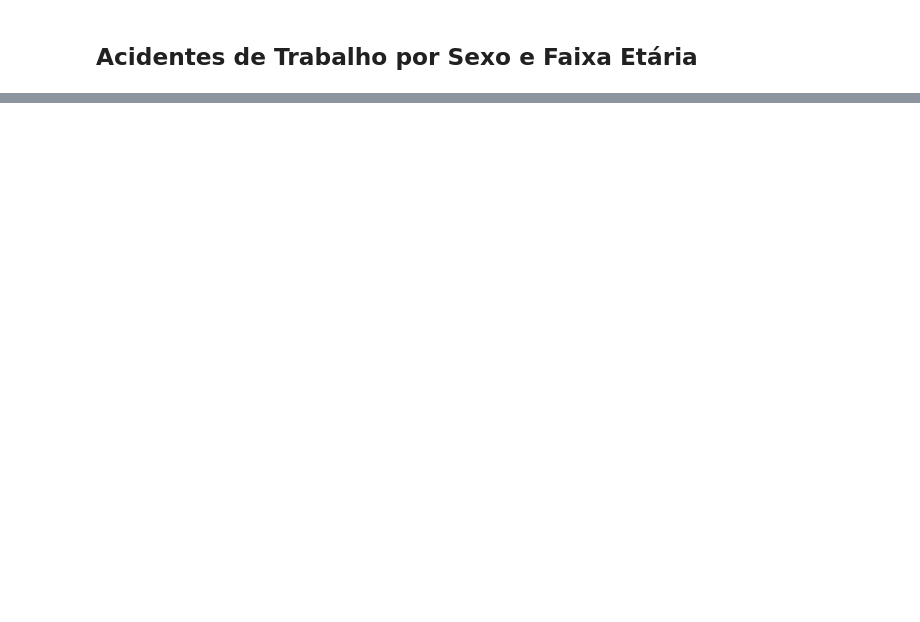
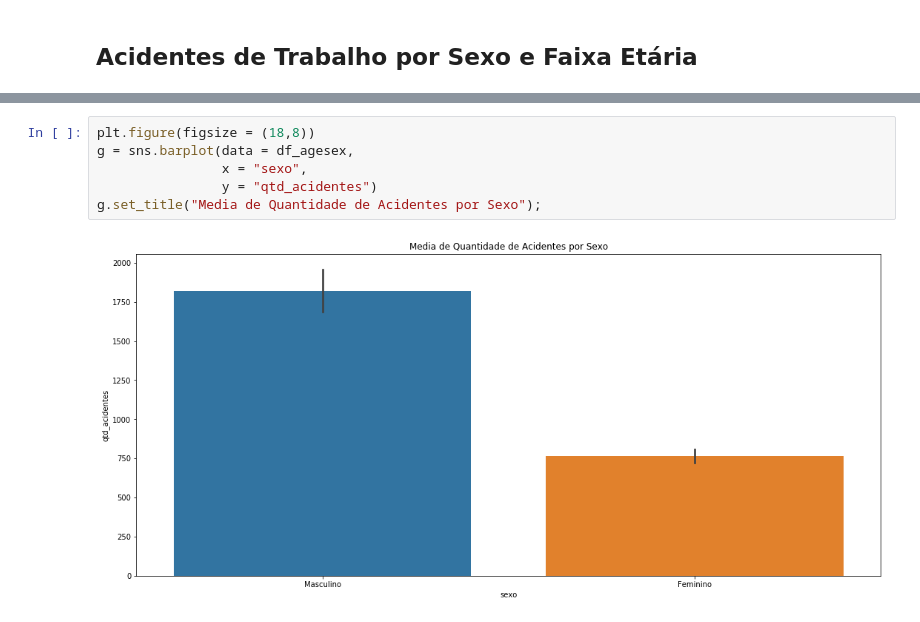
Before and after one commit to lorransr/CAT, a Jupyter notebook: Acidentes_de_Trabalho.ipynb, the cells around one changed output, grey strips where cells are left out. Cells and saved outputs as stored; diff of their text form; blank space fills up the shorter version.

```diff
--- a/Acidentes_de_Trabalho.ipynb
+++ b/Acidentes_de_Trabalho.ipynb
@@ -455,0 +568,8 @@ heat_map
+# %%
+plt.figure(figsize = (18,8))
+g = sns.barplot(data = df_agesex,
+                x = "sexo",
+                y = "qtd_acidentes")
+g.set_title("Media de Quantidade de Acidentes por Sexo");
+# %% [output]
+[figure, added]
```
Also changed, not shown: parts of 31 cells of this notebook.
